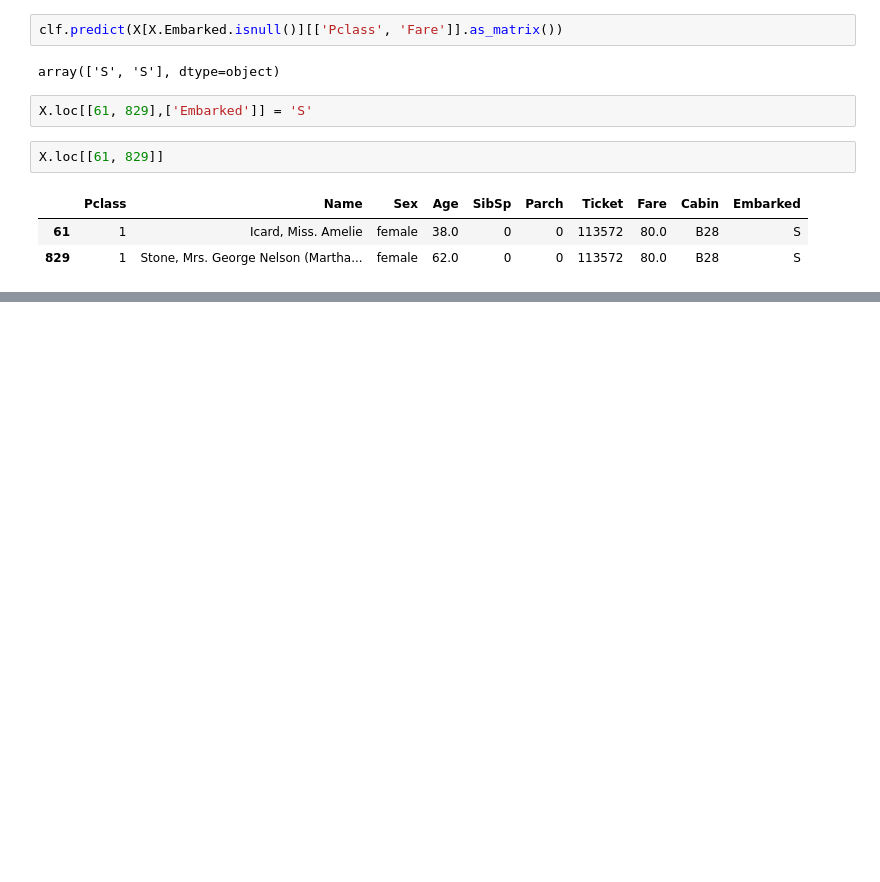
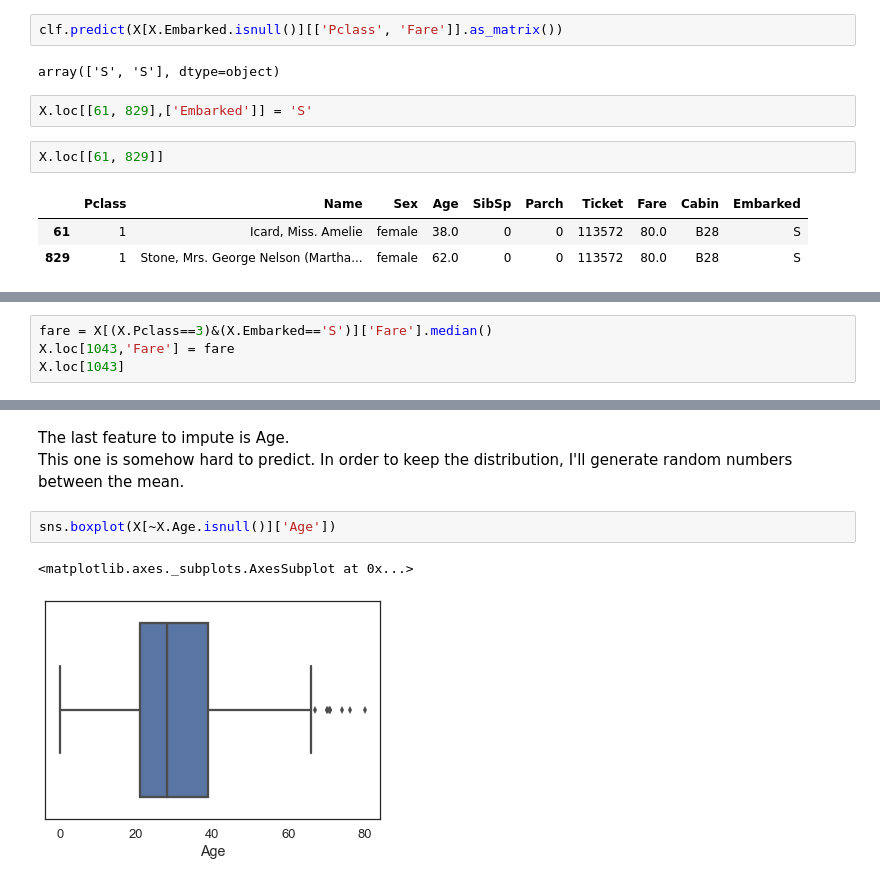
Before and after one commit to NekuSakuraba/kaggle_exploration, a Jupyter notebook: Titanic - Machine Learning from Disaster/Titanic - Machine Learning from Disaster .ipynb, the cells around one changed output, grey strips where cells are left out. Saved outputs shown, nothing was run; the diff lists cells and outputs as text; blank space fills up the shorter version.

```diff
--- a/Titanic - Machine Learning from Disaster/Titanic - Machine Learning from Disaster .ipynb
+++ b/Titanic - Machine Learning from Disaster/Titanic - Machine Learning from Disaster .ipynb
@@ -178,0 +243,4 @@ plt.show()
+# %%
+fare = X[(X.Pclass==3)&(X.Embarked=='S')]['Fare'].median()
+X.loc[1043,'Fare'] = fare
+X.loc[1043]
@@ -178,0 +257,8 @@ plt.show()
+# %% [markdown]
+The last feature to impute is Age. <br />
+This one is somehow hard to predict. In order to keep the distribution, I'll generate random numbers between the mean.
+# %%
+sns.boxplot(X[~X.Age.isnull()]['Age'])
+# %% [output]
+<matplotlib.axes._subplots.AxesSubplot at 0x...>
+[figure, added]
```
Also changed, not shown: parts of 53 cells of this notebook.
